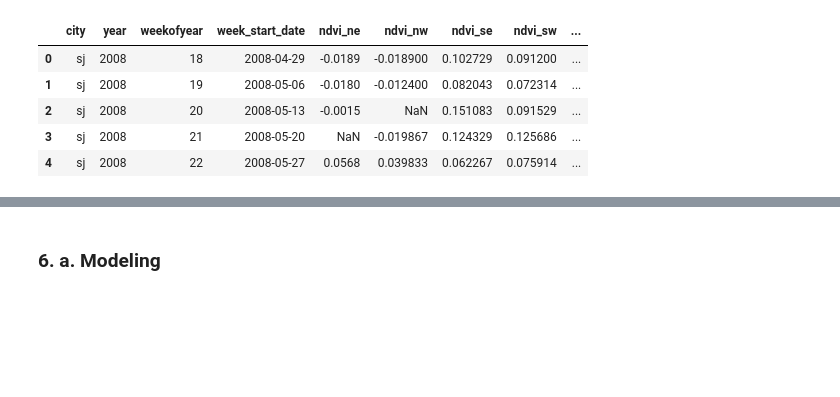
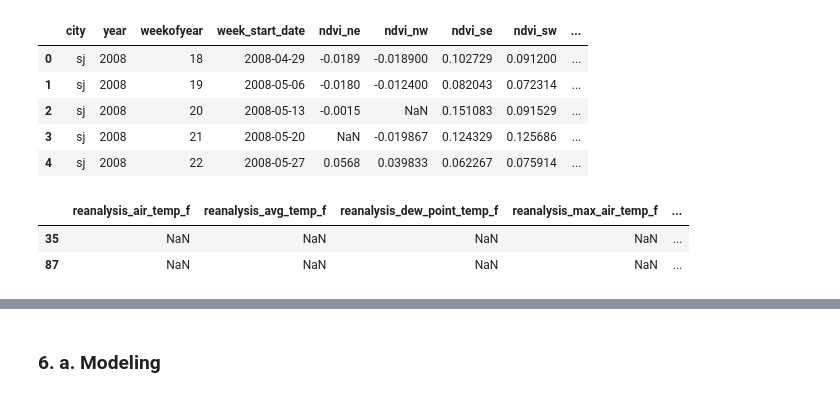
Before and after one commit to emmacorbino/Capstone, a Jupyter notebook: Capstone.ipynb, the cells around one changed output, grey strips where cells are left out. Cells and saved outputs as stored; diff of their text form; code cells hidden in the pictures; blank space fills up the shorter version.

Commit message:
starting to model on test set

```diff
--- a/Capstone.ipynb
+++ b/Capstone.ipynb
@@ -1448,3 +1448,13 @@ dengue_test.head()
 | 4 | sj | 2008 | 22 | 2008-05-27 | 0.0568 | 0.039833 | 0.062267 | 0.075914 | ... |
 # %%
 dengue_test.drop('ndvi_ne', axis = 1, inplace = True)
+# %%
+nans = dengue_test[['reanalysis_air_temp_f','reanalysis_avg_temp_f','reanalysis_dew_point_temp_f','reanalysis_max_air_temp_f',
+        'reanalysis_min_air_temp_f','reanalysis_precip_amt_lb_per_in2','reanalysis_relative_humidity_percent',
+        'reanalysis_specific_humidity_gr_per_lb','reanalysis_tdtr_f']]
+# %%
+nans[nans.isnull().any(axis=1)]
+# %% [output]
+|  | reanalysis_air_temp_f | reanalysis_avg_temp_f | reanalysis_dew_point_temp_f | reanalysis_max_air_temp_f | ... |
+| 35 | NaN | NaN | NaN | NaN | ... |
+| 87 | NaN | NaN | NaN | NaN | ... |
```
Also changed, not shown: parts of 19 cells of this notebook.
